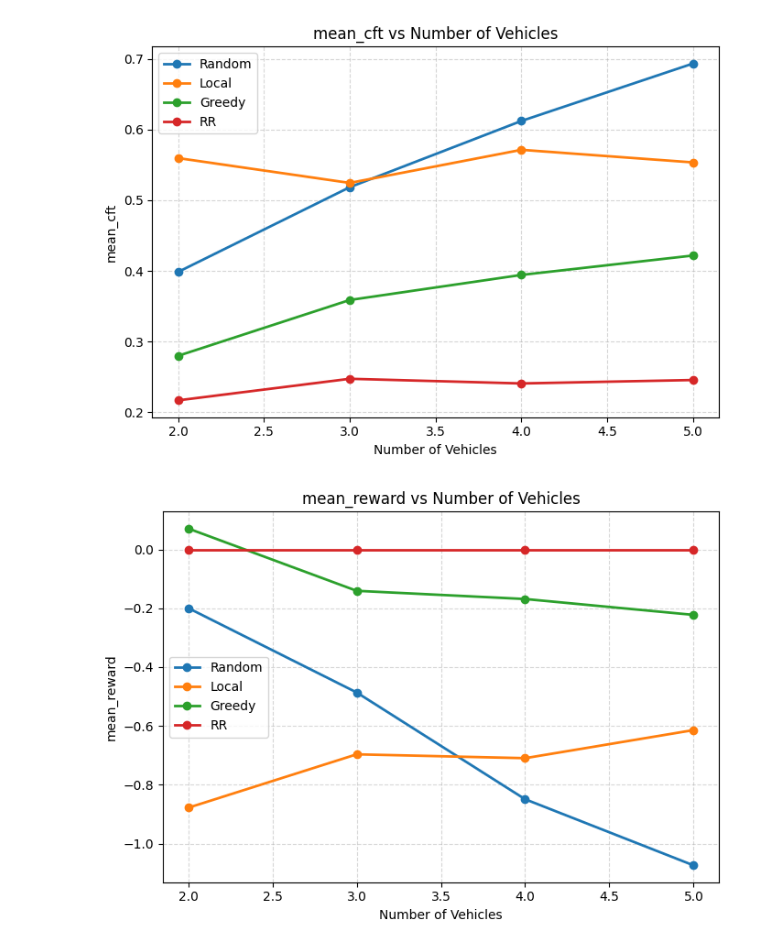
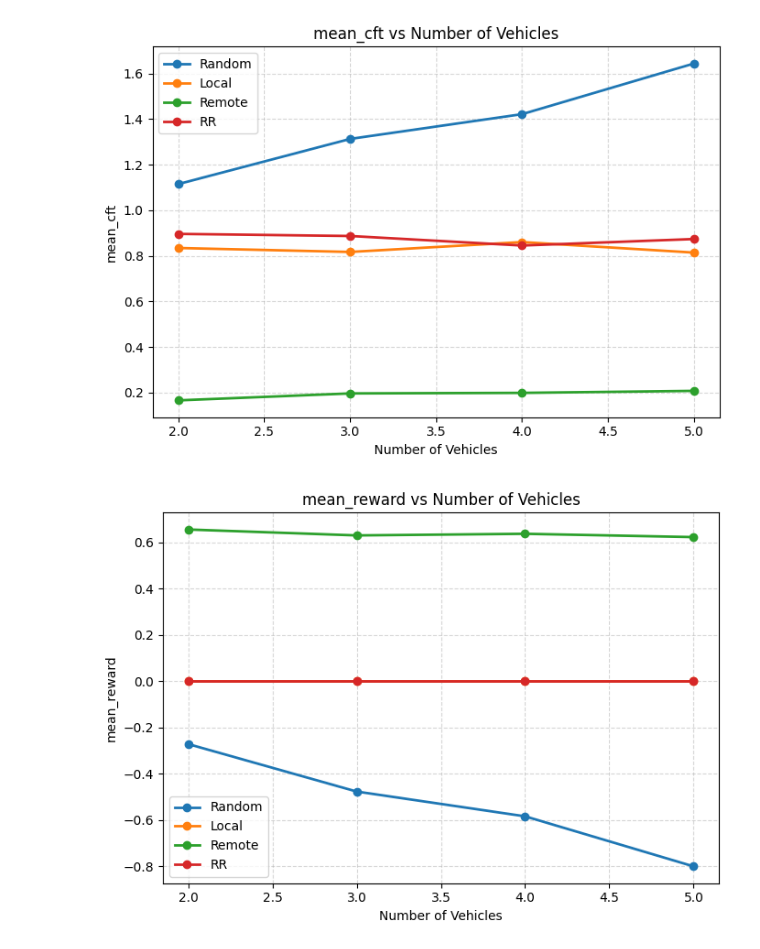
Before and after one commit to JavadiSM/paper-replication, a Jupyter notebook: 10.1109/experiments.ipynb, the cells around one changed output. Saved outputs shown, nothing was run; the diff lists cells and outputs as text; code cells hidden in the pictures.

```diff
--- a/10.1109/experiments.ipynb
+++ b/10.1109/experiments.ipynb
@@ -262,7 +371,7 @@ import pandas as pd
 
 from stable_baselines3 import TD3, DDPG # type: ignore
 from model.dvtp_policy import DVTPPPO
-from model.improved_model import IMPDVTP, IMP2DVTP
+from model.improved_model import IMPDVTP
 
 # فرض بر این است که کدهای بالا مانند تعریف Random، Local، Greedy و set_global_seed قبلاً Import شده‌اند.
 
@@ -346,7 +455,8 @@ def evaluate_all_algorithms(
     algorithms = [
         ("Random", Random, "heuristic"),
         ("Local", Local, "heuristic"),
-        ("Greedy", Greedy, "heuristic"),
+        ("Remote", Remote, "heuristic"),
+        # ("Greedy", Greedy, "heuristic"),
         ("RR", RoundRobinEvaluator, "rr"),
     ]
 
@@ -367,11 +477,12 @@ def evaluate_all_algorithms(
         rewards = []
 
         for ep in range(num_eval_episodes):
-            # اگر می‌خواهی محیط در هر اپیزود دقیقاً رفتار یکسانی داشته باشد، سید را نگه دار.
-            # اگر می‌خواهی در محیط‌های تصادفی مختلف تست شود، set_global_seed را حذف یا داینامیک کن.
-            set_global_seed(42 + random.randint(ep,11 * ep))
+            # # اگر می‌خواهی محیط در هر اپیزود دقیقاً رفتار یکسانی داشته باشد، سید را نگه دار.
+            # # اگر می‌خواهی در محیط‌های تصادفی مختلف تست شود، set_global_seed را حذف یا داینامیک کن.
+            # set_global_seed(42 + random.randint(ep,11 * ep))
 
             env = VEC(num_ve=num_ve, num_ves=num_ves, num_nodes=num_nodes)
+
 
             if algo_type == "heuristic":
                 agent = algo(env)
@@ -482,7 +593,7 @@ for ve in ve_list:
         num_nodes=10,
         max_steps=15_000,
         num_learn=15_000,
-        num_eval_episodes=16,
+        num_eval_episodes=20,
         experiment=True
     )
     dfs.append(df)
@@ -503,13 +614,13 @@ Evaluating Greedy (3/4)...
 Evaluating RR (4/4)...
 
 ============================================================
 Benchmark finished
 ============================================================
 ============================================================
 ... (28 lines left out)
 
 ============================================================
 Benchmark finished
 ============================================================
-[figure, old version]
+[figure, new version]
-[figure, old version]
+[figure, new version]
```
Also changed, not shown: parts of 12 cells of this notebook, 11 other files.
